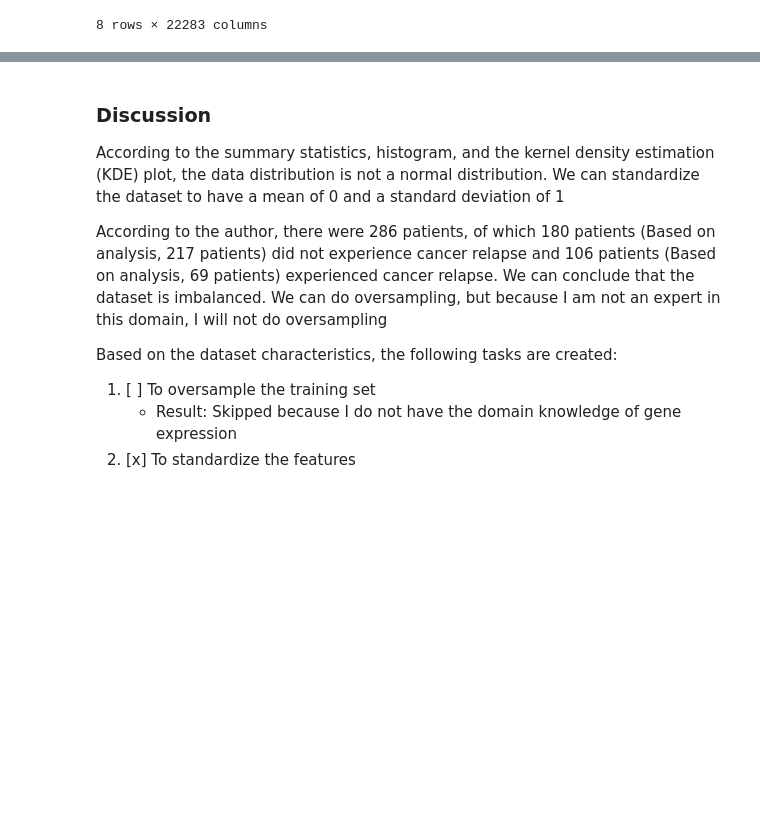
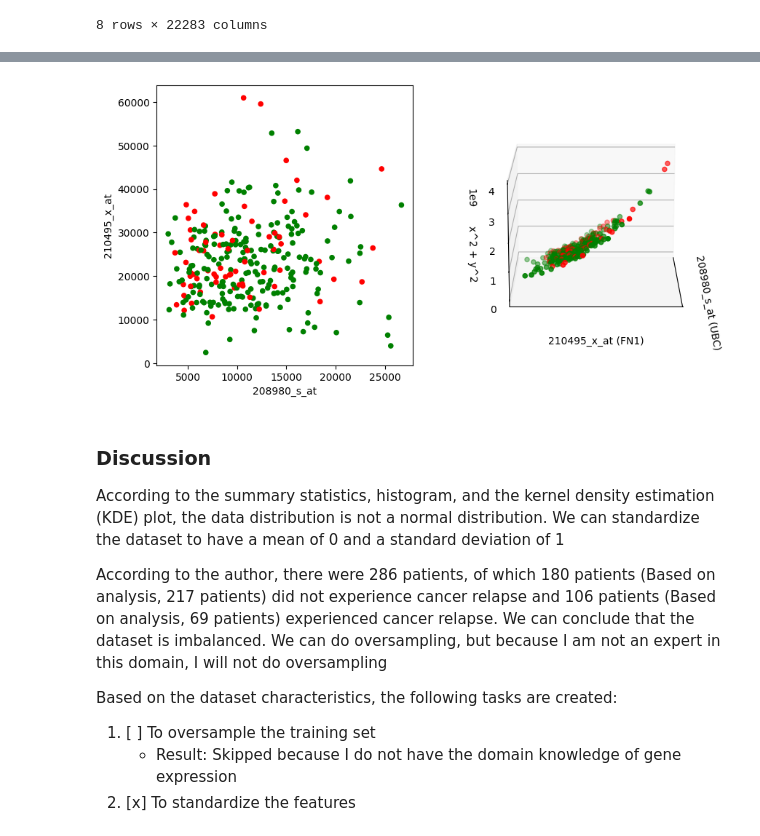
Before and after one commit to jasonrichdarmawan/npu-introduction-of-bioinformatics-data-visualization-logistic-regression, a Jupyter notebook: 01.ipynb, the cells around one changed output, grey strips where cells are left out. Cells and saved outputs as stored; diff of their text form; code cells hidden in the pictures; blank space fills up the shorter version.

```diff
--- a/01.ipynb
+++ b/01.ipynb
@@ -296,3 +307,32 @@ df_gse2034_data_transposed_target.plot.scatter(x="208775_at", y="!Sample_charact
+# %%
+# Plot the gene against the target
+# Set up a figure twice as tall as it is wide
+fig = plt.figure(figsize=(10,5))
+
+color = df_gse2034_data_transposed_target["!Sample_characteristics_ch1"].map({0: 'green', 1: 'red'})
+
+# First subplot
+ax = fig.add_subplot(1, 2, 1)
+df_gse2034_data_transposed_target.plot.scatter(x="208980_s_at", y="210495_x_at", c=color, ax=ax)
+
+# Second subplot
+ax = fig.add_subplot(1, 2, 2, projection='3d')
+x = df_gse2034_data_transposed_target["208980_s_at"]
+y = df_gse2034_data_transposed_target["210495_x_at"]
+ax.scatter(
+  x,
+  y,
+  x ** 2 + y ** 2,
+  c=color
+)
+ax.set_xlabel("208980_s_at (UBC)")
+ax.set_ylabel("210495_x_at (FN1)")
+ax.set_zlabel("x^2 + y^2")
+ax.set_xticks([])
+ax.set_yticks([])
+ax.view_init(elev=15, azim=0)
+# %% [output]
+[figure, added]
 # %% [markdown]
 ### Discussion
 
```
Also changed, not shown: parts of 5 cells of this notebook, 1 other file.
